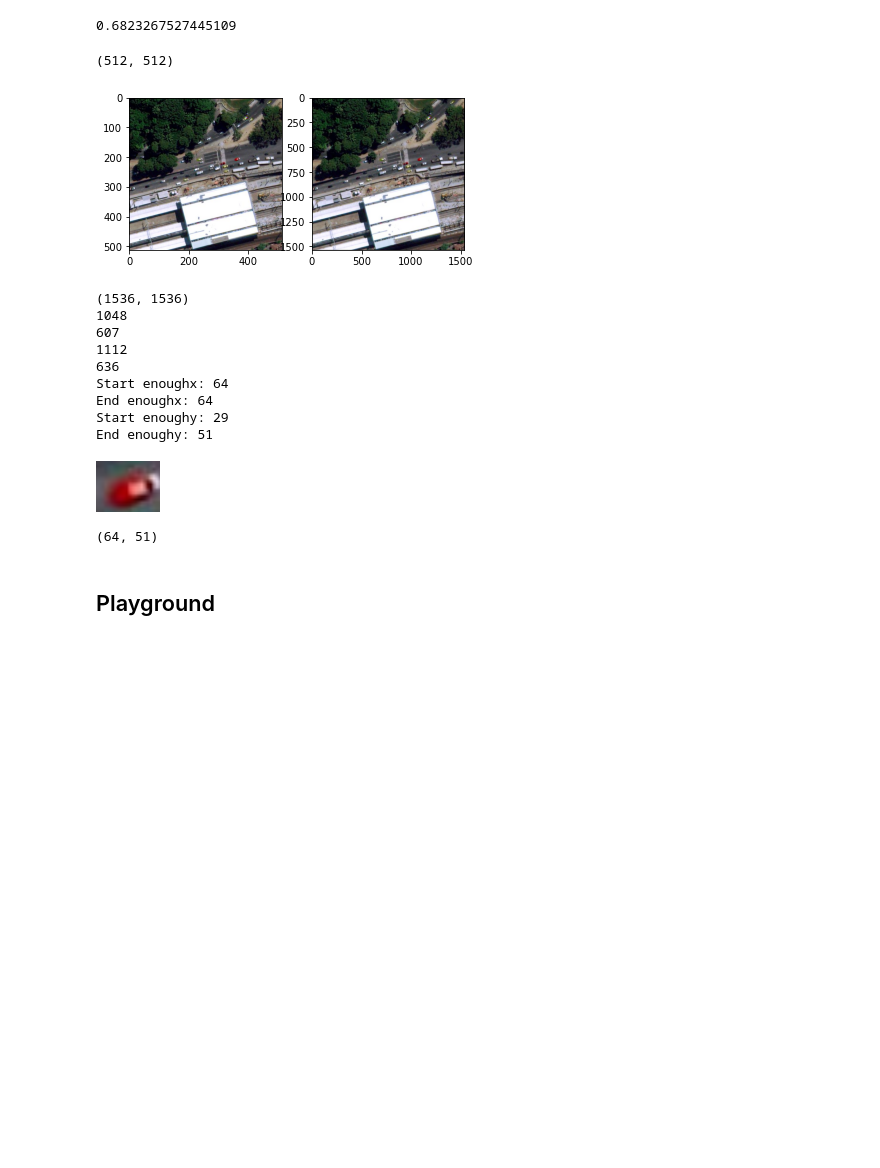
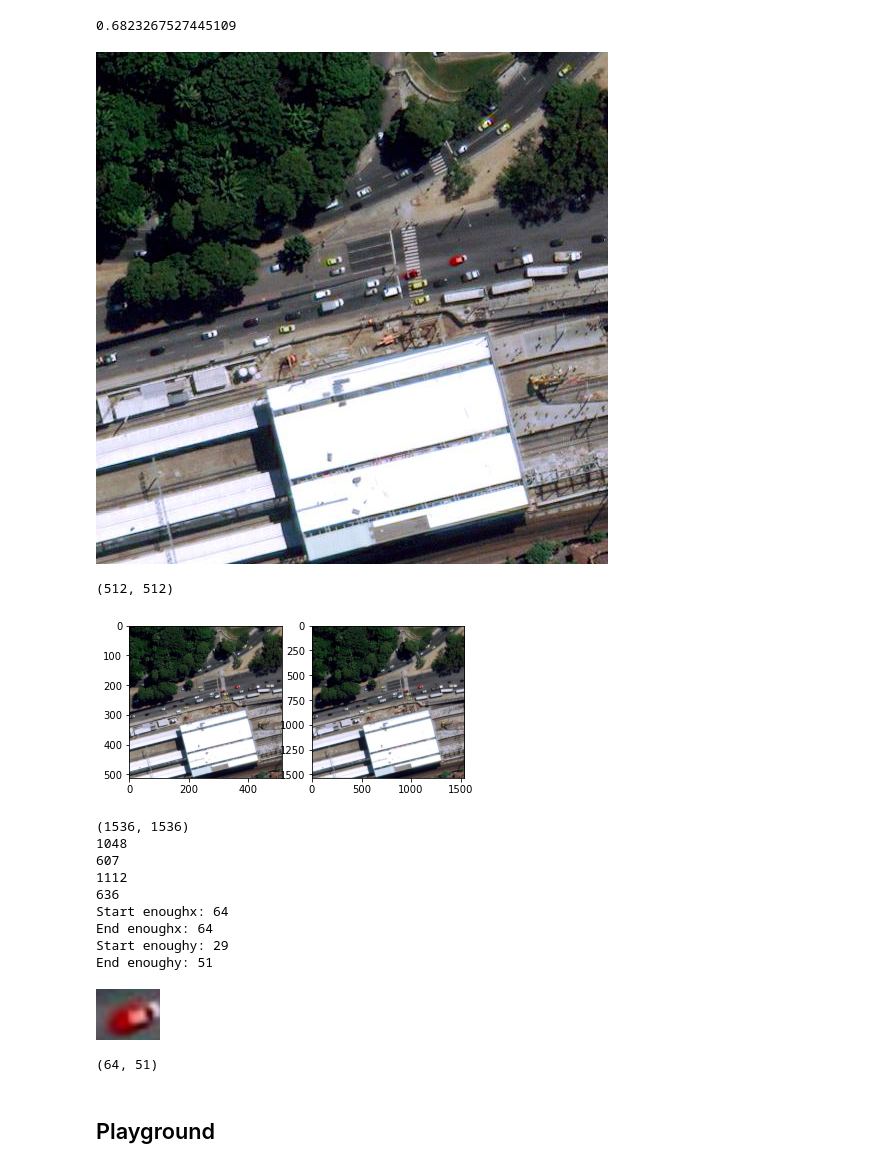
Before and after one commit to ChrisKahrs/retagImg, a Jupyter notebook: retagImgNotbook.ipynb, the cells around one changed output. Cells and saved outputs as stored; diff of their text form; code cells hidden in the pictures; blank space fills up the shorter version.

```diff
--- a/retagImgNotbook.ipynb
+++ b/retagImgNotbook.ipynb
@@ -123,7 +150,7 @@ import numpy as np
 im = Image.open(satimg_pd.loc[0,'image_url'])
 im2  = Image.open(satimg_pd.loc[0,'image_url'])
 
-# display(im)
+display(im)
 print(im.size)
 
 # trying zoom pieces from scipy
@@ -155,35 +182,37 @@ enoughy = bottomy - topy
 print("Start enoughx: " + str(enoughx))
 while enoughx < 50:
     enoughx = enoughx + 2
     topx = topx - 1
     bottomx = bottomx + 1
 print("End enoughx: " + str(enoughx))
 
 # pad x with more pixels if needed
 print("Start enoughy: " + str(enoughy))
 while enoughy < 50:
     enoughy = enoughy + 2
     topy = topy - 1
     bottomy = bottomy + 1
 print("End enoughy: " + str(enoughy))
 
 
 cropped_example = im.crop((topx, topy, bottomx, bottomy))
 #cropped_example = im.crop((left, top, right, bottom))
 
 # newimg2 = ImageDraw.Draw(im2)
 # newimg2.rectangle((200, 100, 300, 200), fill=(0, 192, 192), outline=(255, 255, 255))
 
 # out = Image.alpha_composite(im, im2)
 
 # out.show()
 
 display(cropped_example)
+cropped_example.save('crop.jpg')
 
 cropped_example.size
 # %% [output]
+[figure, new version]
 (512, 512)
-[figure, old version]
+[figure, new version]
 (1536, 1536)
 1048
 607
@@ -193,7 +222,7 @@ Start enoughx: 64
 End enoughx: 64
 Start enoughy: 29
 End enoughy: 51
-[figure, old version]
+[figure, added]
 (64, 51)
 # %% [markdown]
 ## Playground
```
Also changed, not shown: parts of 9 cells of this notebook, 4 other files.
